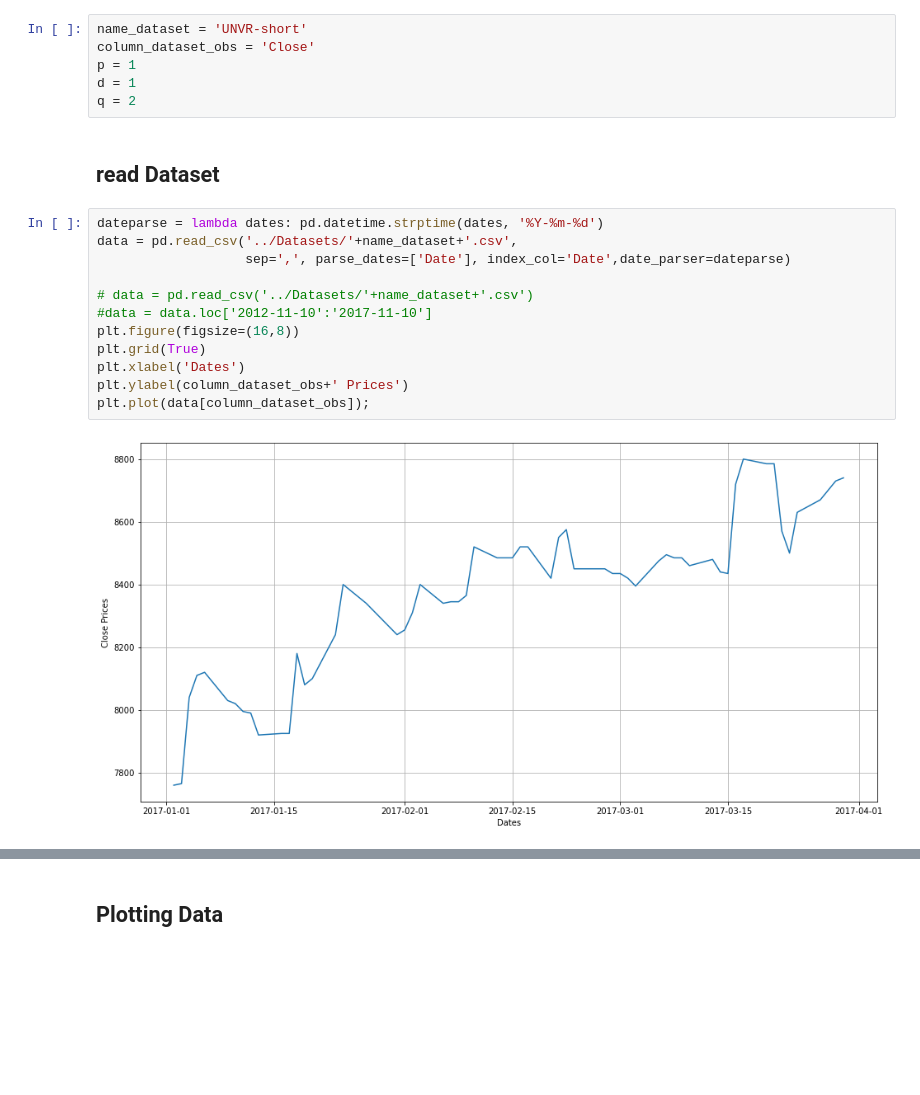
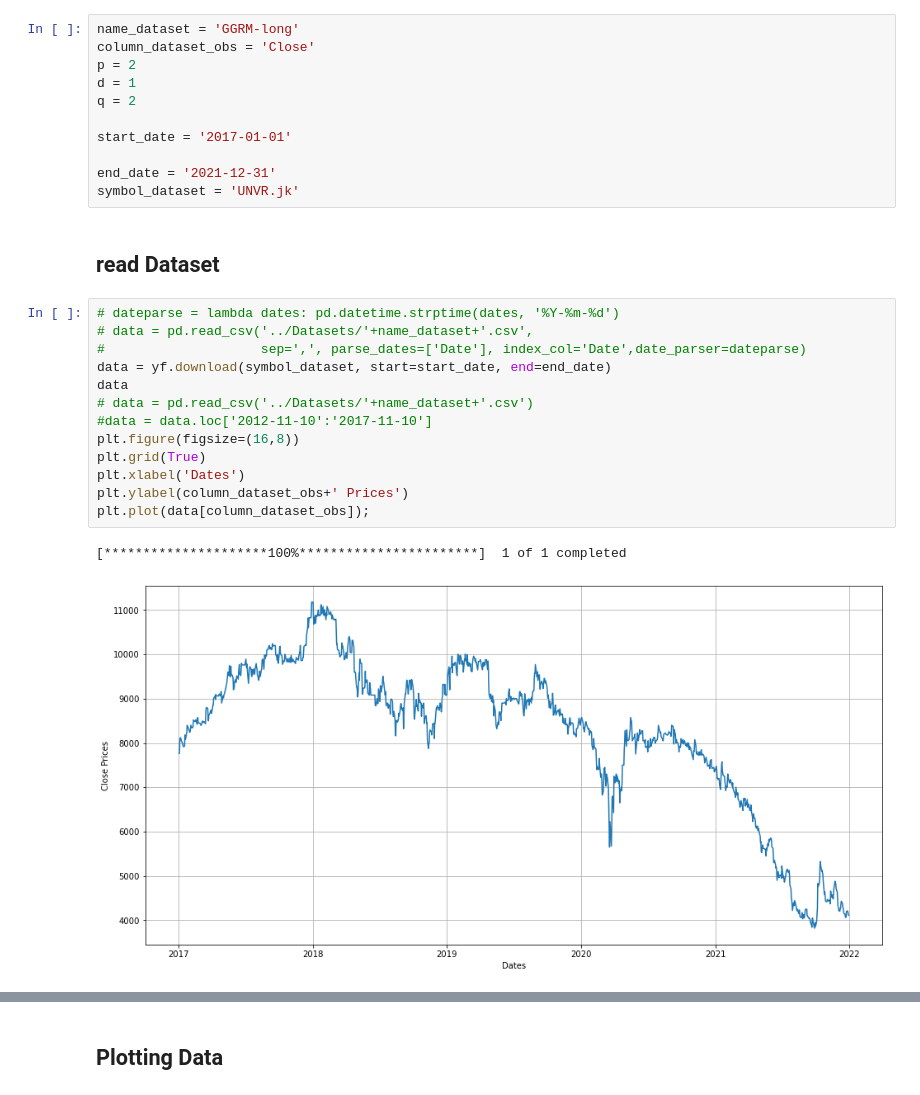
Before and after one commit to yoelagustinus/TugasAkhir, a Jupyter notebook: FINAL Codingan for TA/ARIMA TA Stock Price Prediction.ipynb, the cells around one changed output, grey strips where cells are left out. Cells and saved outputs as stored; diff of their text form; blank space fills up the shorter version.

```diff
--- a/FINAL Codingan for TA/ARIMA TA Stock Price Prediction.ipynb
+++ b/FINAL Codingan for TA/ARIMA TA Stock Price Prediction.ipynb
@@ -17,27 +19,34 @@ from sklearn.metrics import mean_squared_error, mean_absolute_error, mean_absolu
 # %% [markdown]
 ## Change The Indicators here!
 # %%
-name_dataset = 'UNVR-short'
+name_dataset = 'GGRM-long'
 column_dataset_obs = 'Close'
-p = 1
+p = 2
 d = 1
 q = 2
+
+start_date = '2017-01-01'
+
+end_date = '2021-12-31'
+symbol_dataset = 'UNVR.jk'
 # %% [markdown]
 ## read Dataset
 # %%
-dateparse = lambda dates: pd.datetime.strptime(dates, '%Y-%m-%d')
-data = pd.read_csv('../Datasets/'+name_dataset+'.csv',
-                   sep=',', parse_dates=['Date'], index_col='Date',date_parser=dateparse)
-
+# dateparse = lambda dates: pd.datetime.strptime(dates, '%Y-%m-%d')
+# data = pd.read_csv('../Datasets/'+name_dataset+'.csv',
+#                    sep=',', parse_dates=['Date'], index_col='Date',date_parser=dateparse)
+data = yf.download(symbol_dataset, start=start_date, end=end_date)
+data
 # data = pd.read_csv('../Datasets/'+name_dataset+'.csv')
 #data = data.loc['2012-11-10':'2017-11-10']
 plt.figure(figsize=(16,8))
 plt.grid(True)
 plt.xlabel('Dates')
 plt.ylabel(column_dataset_obs+' Prices')
 plt.plot(data[column_dataset_obs]);
 # %% [output]
+[*********************100%***********************]  1 of 1 completed
-[figure, old version]
+[figure, new version]
 # %%
 data.info()
 # %% [output]
```
Also changed, not shown: parts of 14 cells of this notebook.
